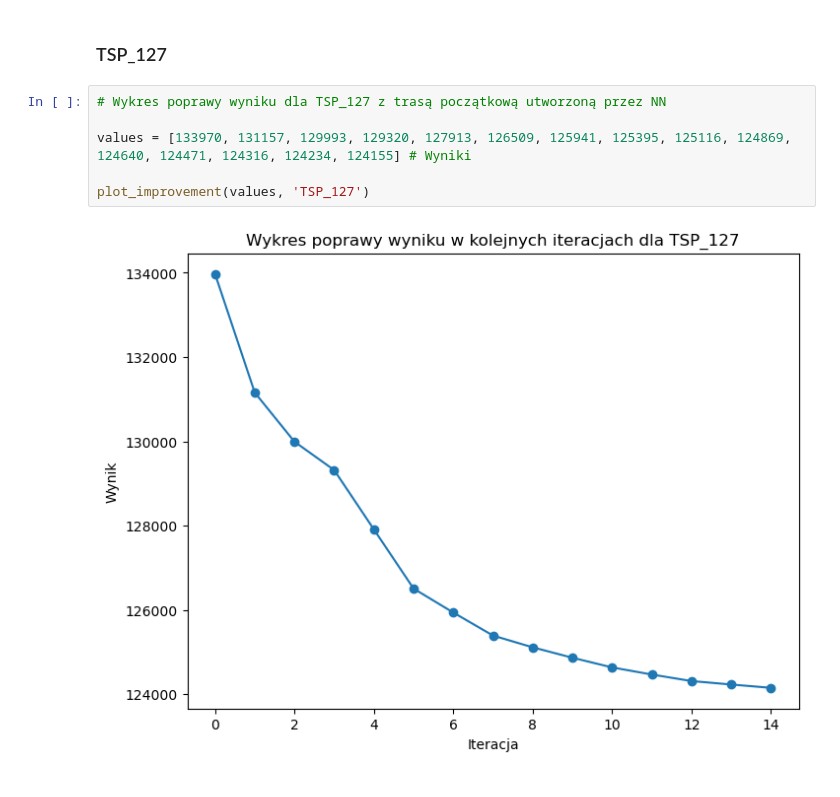
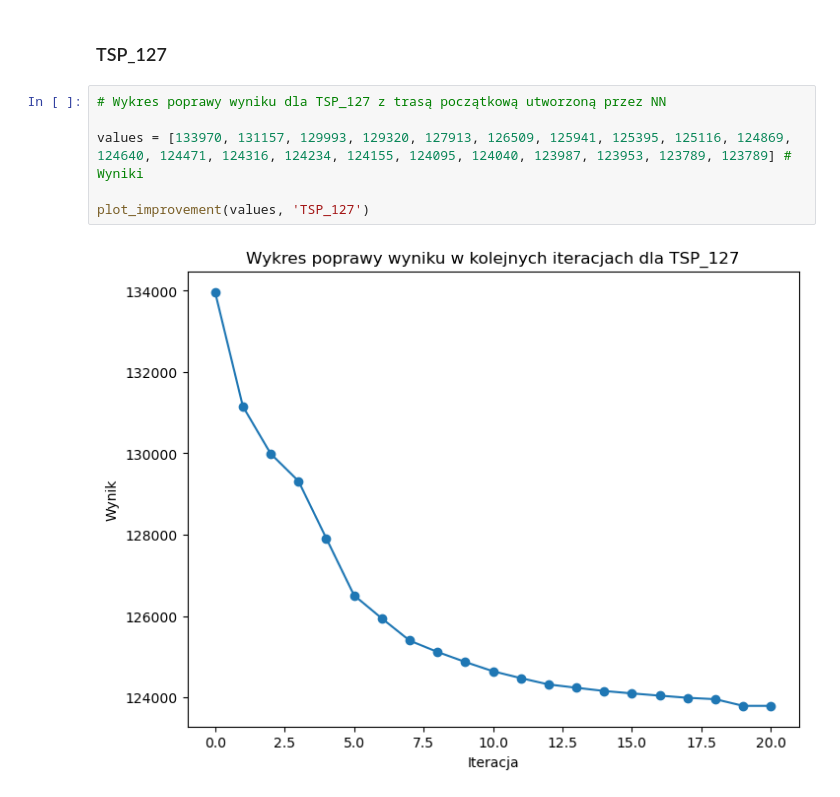
Before and after one commit to Alex4ndro5/ProjektTSP, a Jupyter notebook: Projekt_TSP.ipynb, the cells around one changed output. Drawn from its saved outputs; the diff is of its cells as text.

```diff
--- a/Projekt_TSP.ipynb
+++ b/Projekt_TSP.ipynb
@@ -98,10 +98,10 @@ plot_route(route, TSP_76, 'TSP_76')
 # %%
 # Wykres poprawy wyniku dla TSP_127 z trasą początkową utworzoną przez NN
 
-values = [133970, 131157, 129993, 129320, 127913, 126509, 125941, 125395, 125116, 124869, 124640, 124471, 124316, 124234, 124155] # Wyniki
+values = [133970, 131157, 129993, 129320, 127913, 126509, 125941, 125395, 125116, 124869, 124640, 124471, 124316, 124234, 124155, 124095, 124040, 123987, 123953, 123789, 123789] # Wyniki
 
 plot_improvement(values, 'TSP_127')
 # %% [output]
-[figure, old version]
+[figure, new version]
 # %%
 # Wizualizacja trasyt dla najlepszego rozwiazania TSP_127
```
Also changed, not shown: parts of 4 cells of this notebook, 2 other files.
